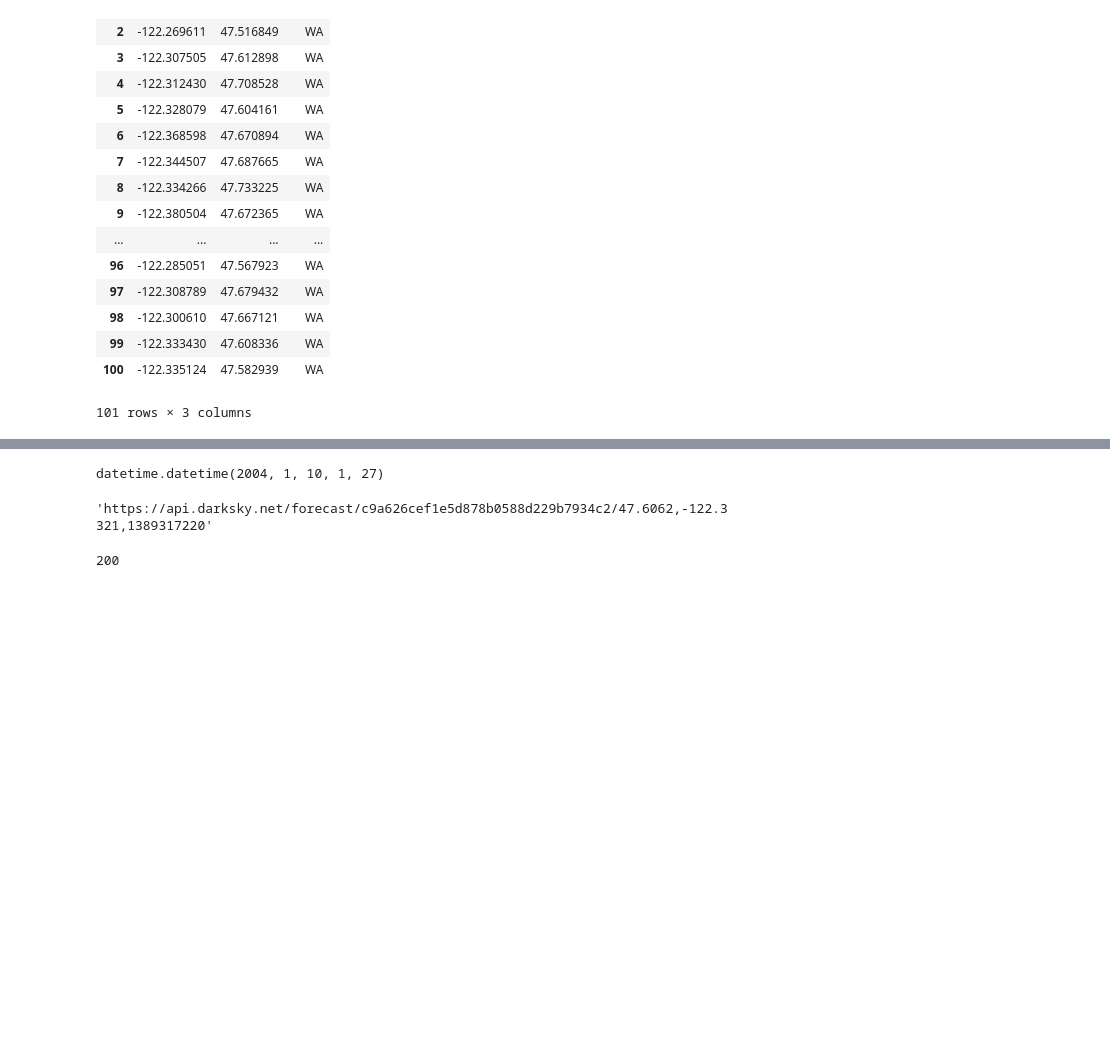
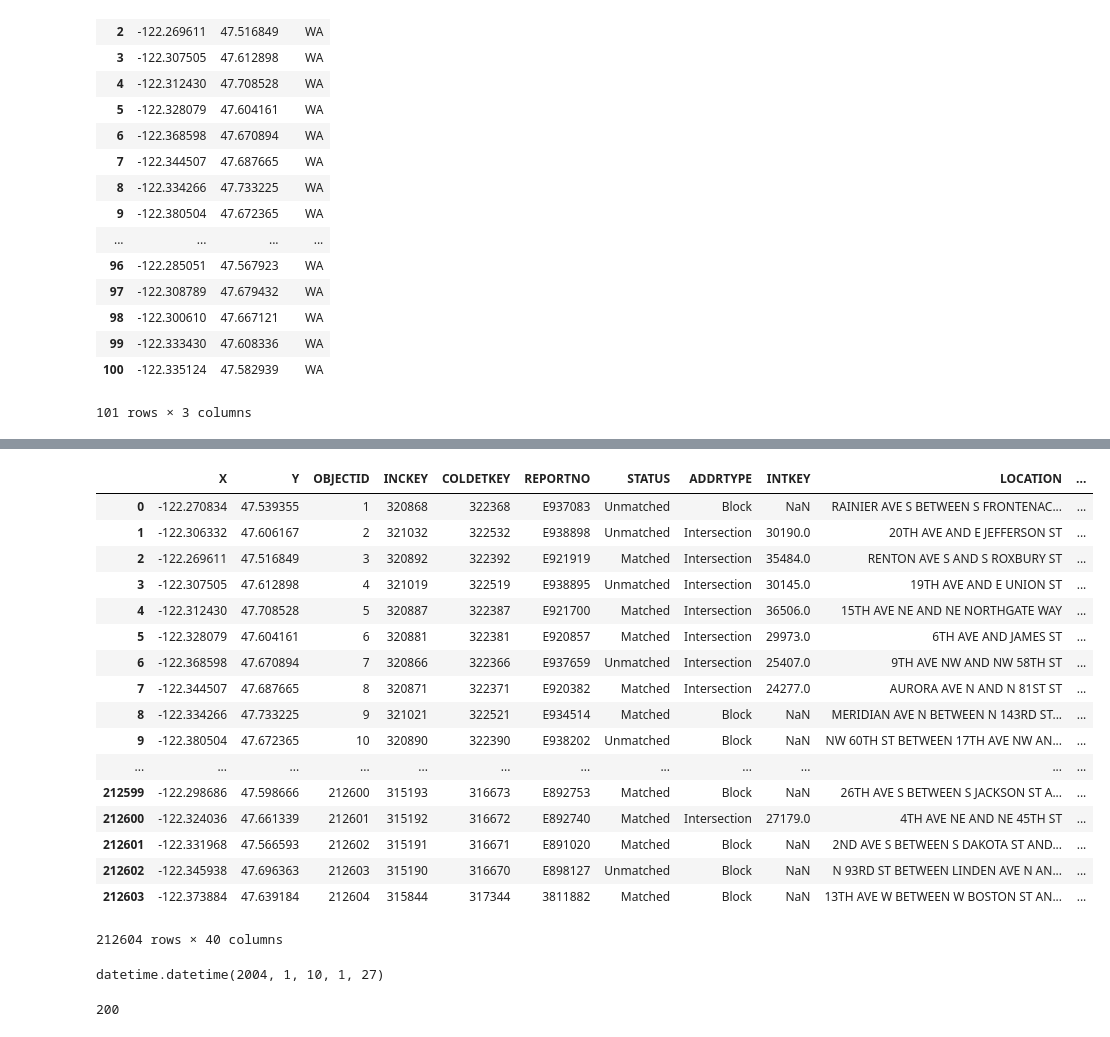
Before and after one commit to Tenacious-E/CarAccidentAnalysis, a Jupyter notebook: Capstone 1.ipynb, the cells around one changed output, grey strips where cells are left out. Drawn from its saved outputs; the diff is of its cells as text; code cells hidden in the pictures; blank space fills up the shorter version.

Commit message:
Weather data imported and string dates changed to datetime

```diff
--- a/Capstone 1.ipynb
+++ b/Capstone 1.ipynb
@@ -153,9 +153,13 @@ latlong
 101 rows × 3 columns
 # %%
 file2 = file.copy()
-file2['INCDTTM'].str.contains('AM|PM',regex=True)
-test2 =file2['INCDTTM']
-test3 =test2[file2['INCDTTM'].str.contains('AM|PM',regex=True)]
+#file2['INCDTTM'].str.contains('AM|PM',regex=True)
+#test2 =file2['INCDTTM']
+#test3 =test2[file2['INCDTTM'].str.contains('AM|PM',regex=True)]
+#print(type(datetime.datetime.strptime('7/4/2019','%m/%d/%Y')))
 # %%
-for idx, my_date in enumerate(test3):
-    test3.iloc[idx] = datetime.datetime.strptime(my_date,'%m/%d/%Y %I:%M:%S %p')
+for idx, my_date in enumerate(test2):
+    try:
+        file2.loc[idx,'INCDTTM'] = datetime.datetime.strptime(my_date,'%m/%d/%Y %I:%M:%S %p')
+    except:
+        file2.loc[idx,'INCDTTM'] = datetime.datetime.strptime(my_date,'%m/%d/%Y')
@@ -166,3 +213,24 @@ datetime.datetime(2019, 7, 29, 12, 26)
+# %%
+file2
+# %% [output]
+|  | X | Y | OBJECTID | INCKEY | COLDETKEY | REPORTNO | STATUS | ADDRTYPE | INTKEY | LOCATION | ... |
+| 0 | -122.270834 | 47.539355 | 1 | 320868 | 322368 | E937083 | Unmatched | Block | NaN | RAINIER AVE S BETWEEN S FRONTENAC... | ... |
+| 1 | -122.306332 | 47.606167 | 2 | 321032 | 322532 | E938898 | Unmatched | Intersection | 30190.0 | 20TH AVE AND E JEFFERSON ST | ... |
+| 2 | -122.269611 | 47.516849 | 3 | 320892 | 322392 | E921919 | Matched | Intersection | 35484.0 | RENTON AVE S AND S ROXBURY ST | ... |
+| 3 | -122.307505 | 47.612898 | 4 | 321019 | 322519 | E938895 | Unmatched | Intersection | 30145.0 | 19TH AVE AND E UNION ST | ... |
+| 4 | -122.312430 | 47.708528 | 5 | 320887 | 322387 | E921700 | Matched | Intersection | 36506.0 | 15TH AVE NE AND NE NORTHGATE WAY | ... |
+| 5 | -122.328079 | 47.604161 | 6 | 320881 | 322381 | E920857 | Matched | Intersection | 29973.0 | 6TH AVE AND JAMES ST | ... |
+| 6 | -122.368598 | 47.670894 | 7 | 320866 | 322366 | E937659 | Unmatched | Intersection | 25407.0 | 9TH AVE NW AND NW 58TH ST | ... |
+| 7 | -122.344507 | 47.687665 | 8 | 320871 | 322371 | E920382 | Matched | Intersection | 24277.0 | AURORA AVE N AND N 81ST ST | ... |
+| 8 | -122.334266 | 47.733225 | 9 | 321021 | 322521 | E934514 | Matched | Block | NaN | MERIDIAN AVE N BETWEEN N 143RD ST... | ... |
+| 9 | -122.380504 | 47.672365 | 10 | 320890 | 322390 | E938202 | Unmatched | Block | NaN | NW 60TH ST BETWEEN 17TH AVE NW AN... | ... |
+| ... | ... | ... | ... | ... | ... | ... | ... | ... | ... | ... | ... |
+| 212599 | -122.298686 | 47.598666 | 212600 | 315193 | 316673 | E892753 | Matched | Block | NaN | 26TH AVE S BETWEEN S JACKSON ST A... | ... |
+| 212600 | -122.324036 | 47.661339 | 212601 | 315192 | 316672 | E892740 | Matched | Intersection | 27179.0 | 4TH AVE NE AND NE 45TH ST | ... |
+| 212601 | -122.331968 | 47.566593 | 212602 | 315191 | 316671 | E891020 | Matched | Block | NaN | 2ND AVE S BETWEEN S DAKOTA ST AND... | ... |
+| 212602 | -122.345938 | 47.696363 | 212603 | 315190 | 316670 | E898127 | Unmatched | Block | NaN | N 93RD ST BETWEEN LINDEN AVE N AN... | ... |
+| 212603 | -122.373884 | 47.639184 | 212604 | 315844 | 317344 | 3811882 | Matched | Block | NaN | 13TH AVE W BETWEEN W BOSTON ST AN... | ... |
+212604 rows × 40 columns
 # %%
 test3.min()
 # %% [output]
@@ -182,8 +248,5 @@ exclude = '?exclude=flags'
 # %%
 finalurl= url+key+latlong+time2
-finalurl
-# %% [output]
-'https://api.darksky.net/forecast/c9a626cef1e5d878b0588d229b7934c2/47.6062,-122.3321,1389317220'
 # %%
 r = requests.get(finalurl)
 # %%
```
Also changed, not shown: parts of 27 cells of this notebook, 1 other file.
